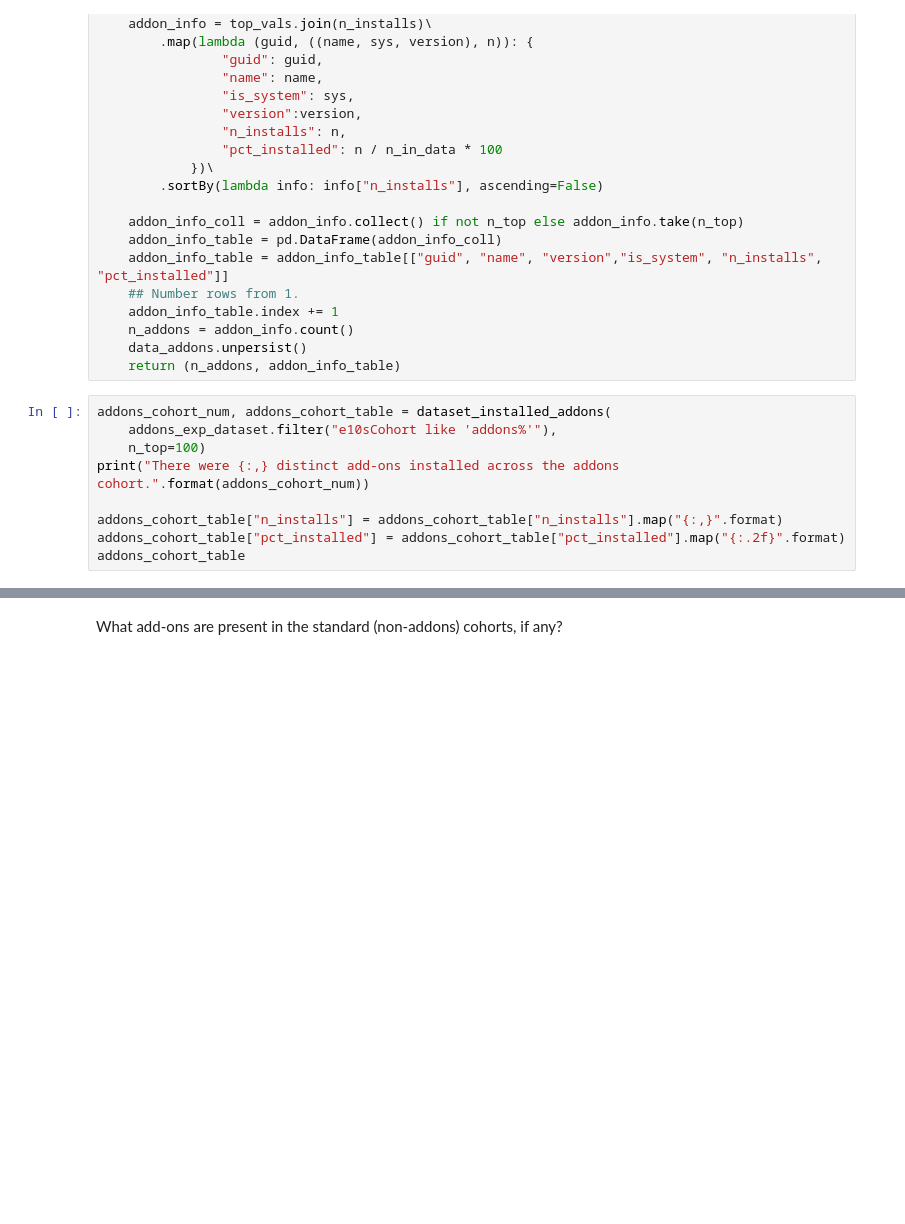
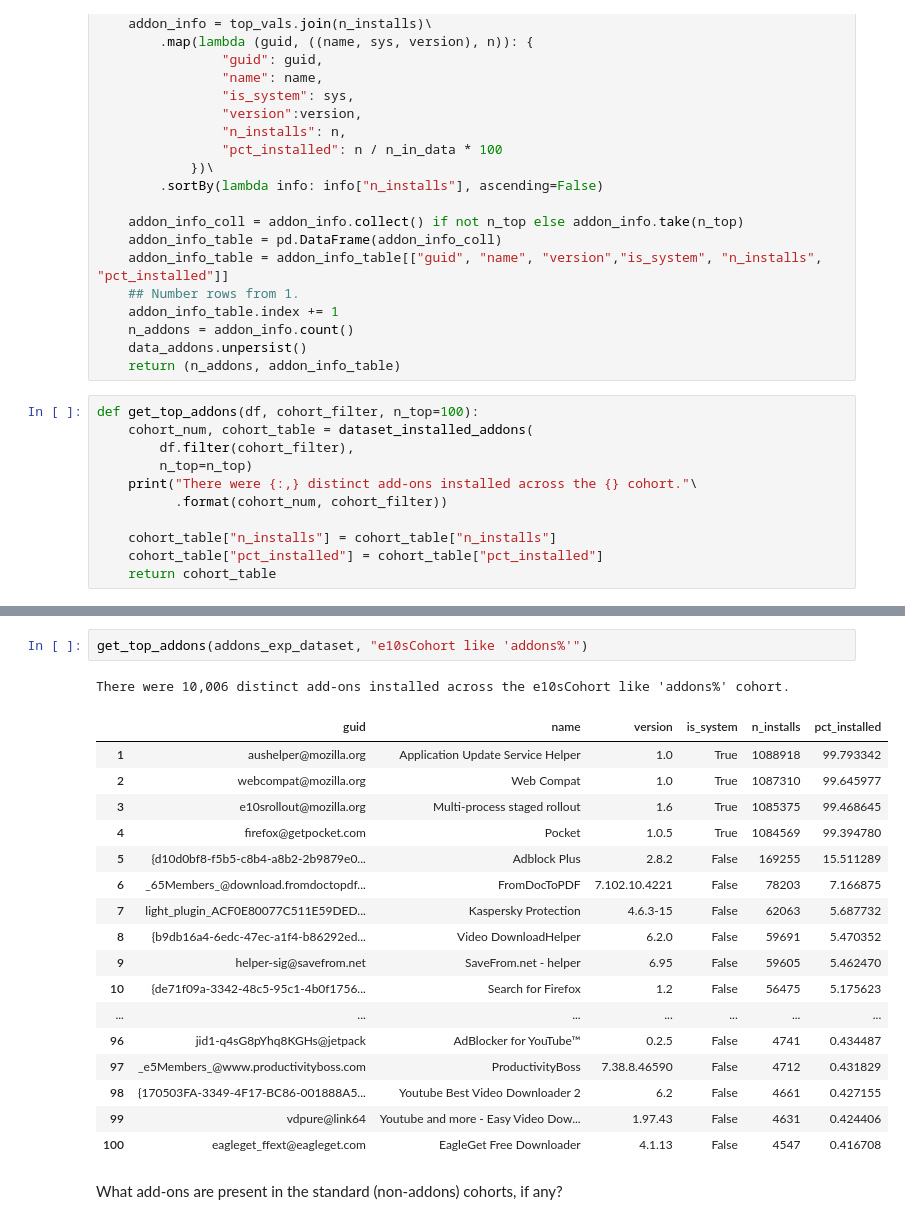
Before and after one commit to benmiroglio/e10s_analyses, a Jupyter notebook: beta/51/week8/e10s_experiment.ipynb, the cells around one changed output, grey strips where cells are left out. Drawn from its saved outputs; the diff is of its cells as text; blank space fills up the shorter version.

```diff
--- a/beta/51/week8/e10s_experiment.ipynb
+++ b/beta/51/week8/e10s_experiment.ipynb
@@ -623,11 +624,13 @@ def dataset_installed_addons(data, n_top=100):
     data_addons.unpersist()
     return (n_addons, addon_info_table)
 # %%
-addons_cohort_num, addons_cohort_table = dataset_installed_addons(
-    addons_exp_dataset.filter("e10sCohort like 'addons%'"),
-    n_top=100)
-print("There were {:,} distinct add-ons installed across the addons cohort.".format(addons_cohort_num))
+def get_top_addons(df, cohort_filter, n_top=100):
+    cohort_num, cohort_table = dataset_installed_addons(
+        df.filter(cohort_filter),
+        n_top=n_top)
+    print("There were {:,} distinct add-ons installed across the {} cohort."\
+          .format(cohort_num, cohort_filter))
 
-addons_cohort_table["n_installs"] = addons_cohort_table["n_installs"].map("{:,}".format)
-addons_cohort_table["pct_installed"] = addons_cohort_table["pct_installed"].map("{:.2f}".format)
-addons_cohort_table
+    cohort_table["n_installs"] = cohort_table["n_installs"]
+    cohort_table["pct_installed"] = cohort_table["pct_installed"]
+    return cohort_table
@@ -653,2 +637,23 @@ There were 10,006 distinct add-ons installed across the addons cohort.
+# %%
+get_top_addons(addons_exp_dataset, "e10sCohort like 'addons%'")
+# %% [output]
+There were 10,006 distinct add-ons installed across the e10sCohort like 'addons%' cohort.
+|  | guid | name | version | is_system | n_installs | pct_installed |
+| 1 | aushelper@mozilla.org | Application Update Service Helper | 1.0 | True | 1088918 | 99.793342 |
+| 2 | webcompat@mozilla.org | Web Compat | 1.0 | True | 1087310 | 99.645977 |
+| 3 | e10srollout@mozilla.org | Multi-process staged rollout | 1.6 | True | 1085375 | 99.468645 |
+| 4 | firefox@getpocket.com | Pocket | 1.0.5 | True | 1084569 | 99.394780 |
+| 5 | {d10d0bf8-f5b5-c8b4-a8b2-2b9879e0... | Adblock Plus | 2.8.2 | False | 169255 | 15.511289 |
+| 6 | _65Members_@download.fromdoctopdf... | FromDocToPDF | 7.102.10.4221 | False | 78203 | 7.166875 |
+| 7 | light_plugin_ACF0E80077C511E59DED... | Kaspersky Protection | 4.6.3-15 | False | 62063 | 5.687732 |
+| 8 | {b9db16a4-6edc-47ec-a1f4-b86292ed... | Video DownloadHelper | 6.2.0 | False | 59691 | 5.470352 |
+| 9 | helper-sig@savefrom.net | SaveFrom.net - helper | 6.95 | False | 59605 | 5.462470 |
+| 10 | {de71f09a-3342-48c5-95c1-4b0f1756... | Search for Firefox | 1.2 | False | 56475 | 5.175623 |
+| ... | ... | ... | ... | ... | ... | ... |
+| 96 | jid1-q4sG8pYhq8KGHs@jetpack | AdBlocker for YouTube™ | 0.2.5 | False | 4741 | 0.434487 |
+| 97 | _e5Members_@www.productivityboss.com | ProductivityBoss | 7.38.8.46590 | False | 4712 | 0.431829 |
+| 98 | {170503FA-3349-4F17-BC86-001888A5... | Youtube Best Video Downloader 2 | 6.2 | False | 4661 | 0.427155 |
+| 99 | vdpure@link64 | Youtube and more - Easy Video Dow... | 1.97.43 | False | 4631 | 0.424406 |
+| 100 | eagleget_ffext@eagleget.com | EagleGet Free Downloader | 4.1.13 | False | 4547 | 0.416708 |
 # %% [markdown]
 What add-ons are present in the standard (non-addons) cohorts, if any?
```
Also changed, not shown: parts of 31 cells of this notebook.
